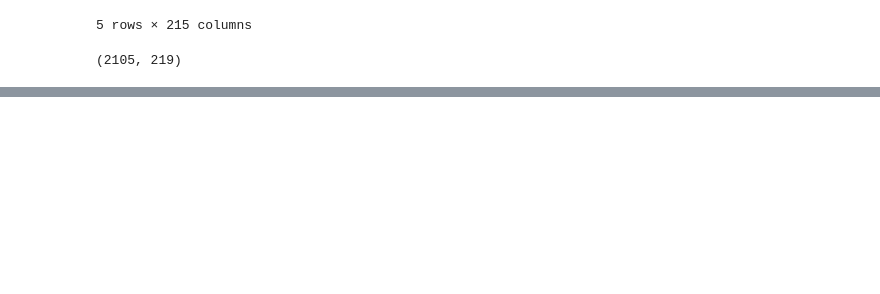
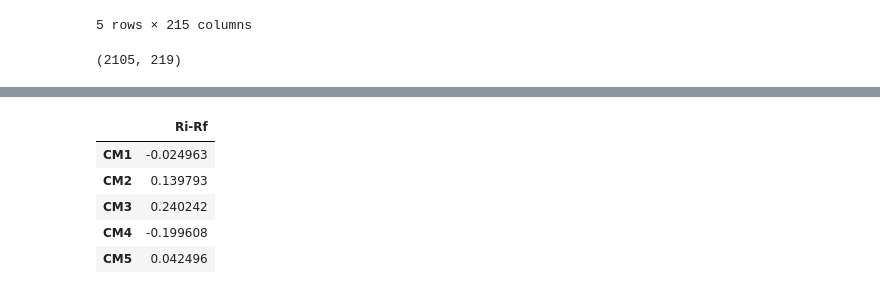
Before and after one commit to TDR474/ESG-Fama-French, a Jupyter notebook: Analysis.ipynb, the cells around one changed output, grey strips where cells are left out. Cells and saved outputs as stored; diff of their text form; code cells hidden in the pictures; blank space fills up the shorter version.

```diff
--- a/Analysis.ipynb
+++ b/Analysis.ipynb
@@ -154,2 +180,23 @@ df_mkt_spread = get_return_spread(df_mkt_return, df_risk_free_return).T.rename(c
+# %%
+# find the average return for each CM period
+df_mutual_avg = df_mutual_pivot.mean(axis=0).to_frame().T
+df_mutual_avg.head()
+
+# find the difference in returns between the df_mutual_avg (starts at CM2, ends at CM ) and risk free rate
+df_RiRf_spread = pd.DataFrame()
+for i in range(0, 96):
+    df_RiRf_spread['CM'+str(i+1)] = df_mutual_avg.iloc[:,i] - df_risk_free_return.iloc[:,i]
+
+# rename columns
+df_RiRf_spread = df_RiRf_spread.T.rename(columns={0: 'Ri-Rf'})
+
+df_RiRf_spread.head()
+# %% [output]
+|  | Ri-Rf |
+| CM1 | -0.024963 |
+| CM2 | 0.139793 |
+| CM3 | 0.240242 |
+| CM4 | -0.199608 |
+| CM5 | 0.042496 |
 # %%
 # merge the three spreads into one dataframe
```
Also changed, not shown: parts of 8 cells of this notebook, 10 other files.
